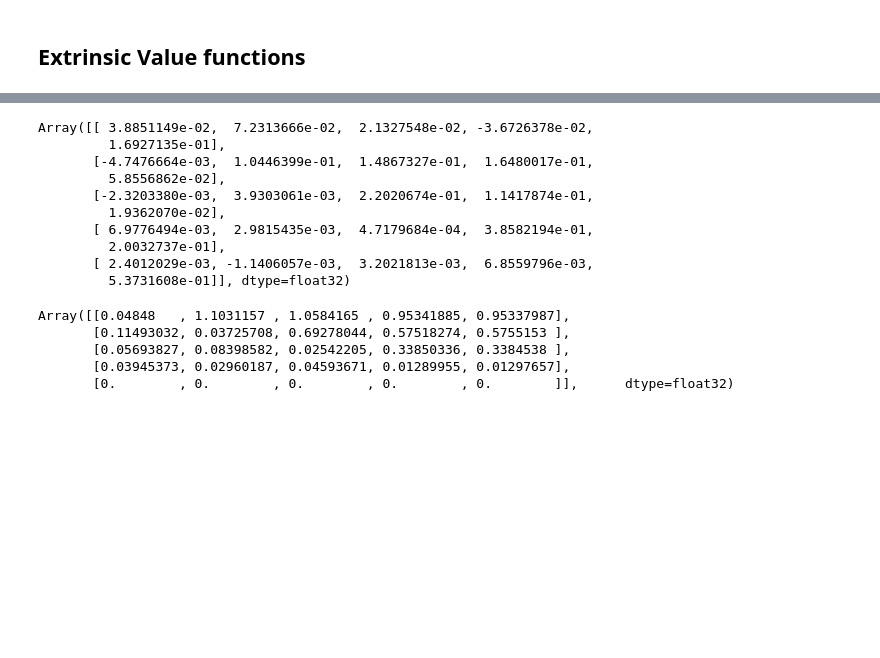
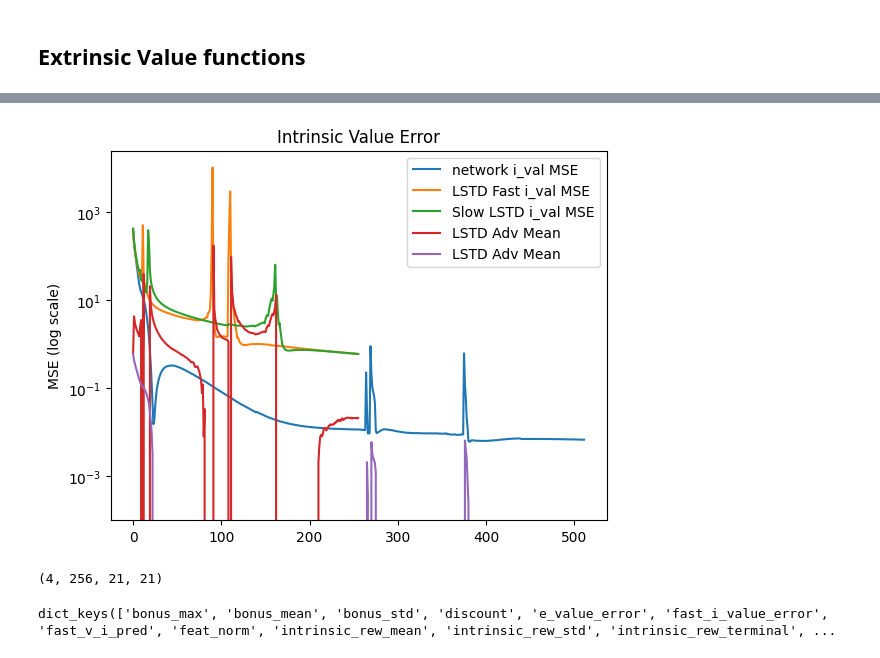
Before and after one commit to dillonmsandhu/td-avar-explore, a Jupyter notebook: deep/deepsea_v.ipynb, the cells around one changed output, grey strips where cells are left out. Drawn from its saved outputs; the diff is of its cells as text; code cells hidden in the pictures; blank space fills up the shorter version.

```diff
--- a/deep/deepsea_v.ipynb
+++ b/deep/deepsea_v.ipynb
@@ -136,21 +188,20 @@ Array(0.01009805, dtype=float32)
-# %%
-metrics['v_e_pred'][0][2]
-# %% [output]
-Array([[ 3.8851149e-02,  7.2313666e-02,  2.1327548e-02, -3.6726378e-02,
-         1.6927135e-01],
-       [-4.7476664e-03,  1.0446399e-01,  1.4867327e-01,  1.6480017e-01,
-         5.8556862e-02],
-       [-2.3203380e-03,  3.9303061e-03,  2.2020674e-01,  1.1417874e-01,
-         1.9362070e-02],
-       [ 6.9776494e-03,  2.9815435e-03,  4.7179684e-04,  3.8582194e-01,
-         2.0032737e-01],
-       [ 2.4012029e-03, -1.1406057e-03,  3.2021813e-03,  6.8559796e-03,
-         5.3731608e-01]], dtype=float32)
-# %%
-metrics['v_i'][0][10]
-# %% [output]
-Array([[0.04848   , 1.1031157 , 1.0584165 , 0.95341885, 0.95337987],
-       [0.11493032, 0.03725708, 0.69278044, 0.57518274, 0.5755153 ],
-       [0.05693827, 0.08398582, 0.02542205, 0.33850336, 0.3384538 ],
-       [0.03945373, 0.02960187, 0.04593671, 0.01289955, 0.01297657],
-       [0.        , 0.        , 0.        , 0.        , 0.        ]],      dtype=float32)
+# %%
+plt.plot(net_metrics['i_value_error'].mean(0), label = 'network i_val MSE')
+plt.plot(lstd_metrics['fast_i_value_error'].mean(0), label = 'LSTD Fast i_val MSE')
+plt.plot(lstd_metrics['slow_i_value_error'].mean(0), label = 'Slow LSTD i_val MSE')
+plt.plot(lstd_metrics['bonus_mean'].mean(0), label = 'LSTD Adv Mean')
+plt.plot(net_metrics['bonus_mean'].mean(0), label = 'LSTD Adv Mean')
+plt.legend()
+plt.title('Intrinsic Value Error')
+plt.ylabel('MSE (log scale)')
+plt.yscale('log')
+# %% [output]
+[figure, added]
+# %%
+lstd_metrics['v_i'].shape
+# %% [output]
+(4, 256, 21, 21)
+# %%
+lstd_metrics.keys()
+# %% [output]
+dict_keys(['bonus_max', 'bonus_mean', 'bonus_std', 'discount', 'e_value_error', 'fast_i_value_error', 'fast_v_i_pred', 'feat_norm', 'intrinsic_rew_mean', 'intrinsic_rew_std', 'intrinsic_rew_terminal', ...
```
Also changed, not shown: parts of 16 cells of this notebook, 3 other files.
